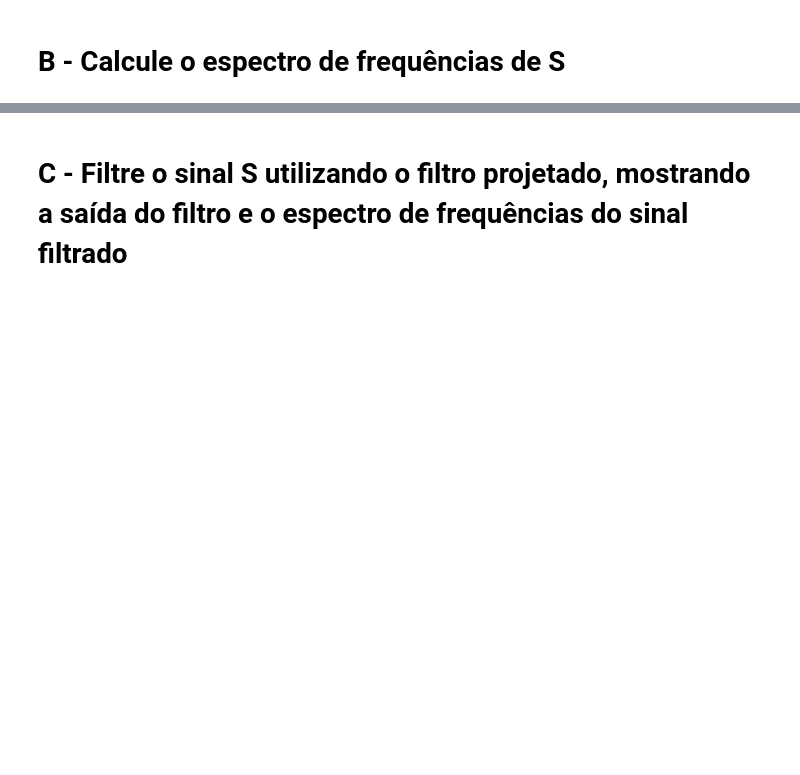
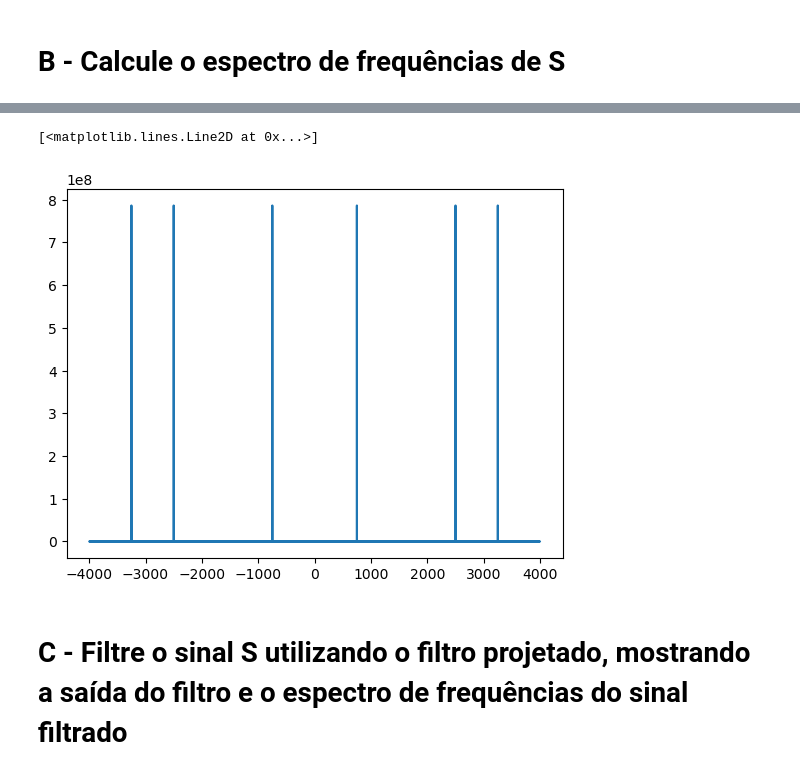
Before and after one commit to derick-amontagna/master-degree-ufsc-electrical-engineering, a Jupyter notebook: PSB/T1/ex03.ipynb, the cells around one changed output, grey strips where cells are left out. Drawn from its saved outputs; the diff is of its cells as text; code cells hidden in the pictures; blank space fills up the shorter version.

```diff
--- a/PSB/T1/ex03.ipynb
+++ b/PSB/T1/ex03.ipynb
@@ -65,2 +57,12 @@ plt.plot(f, y_mag)
+# %%
+from scipy.fft import fft, fftfreq
+
+yf = fft(signal)
+xf = fftfreq(N, 1 / fs)
+
+plt.plot(xf, np.abs(yf))
+# %% [output]
+[<matplotlib.lines.Line2D at 0x...>]
+[figure, added]
 # %% [markdown]
 # C - Filtre o sinal S utilizando o filtro projetado, mostrando a saída do filtro e o espectro de frequências do sinal filtrado
```
Also changed, not shown: parts of 5 cells of this notebook.
